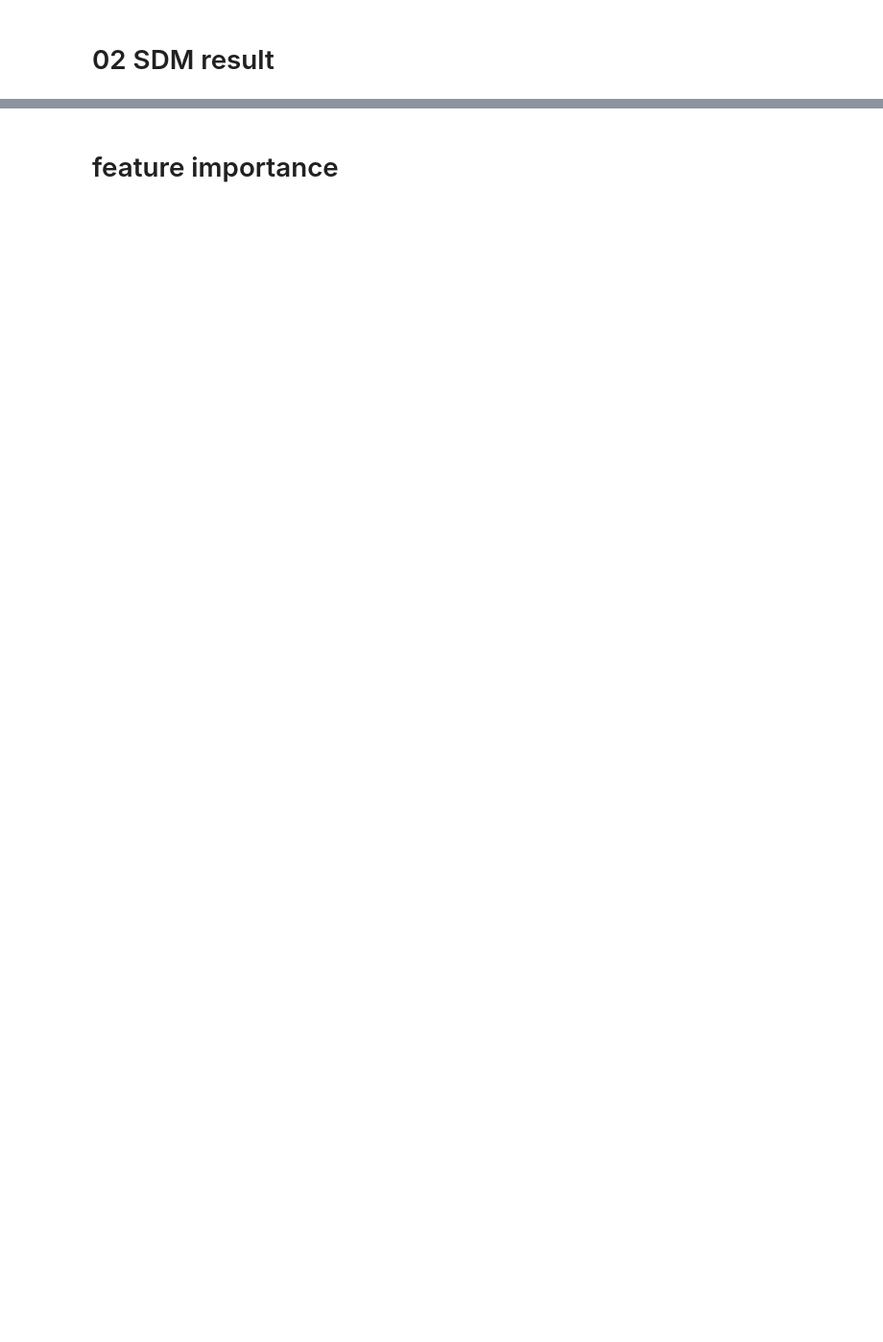
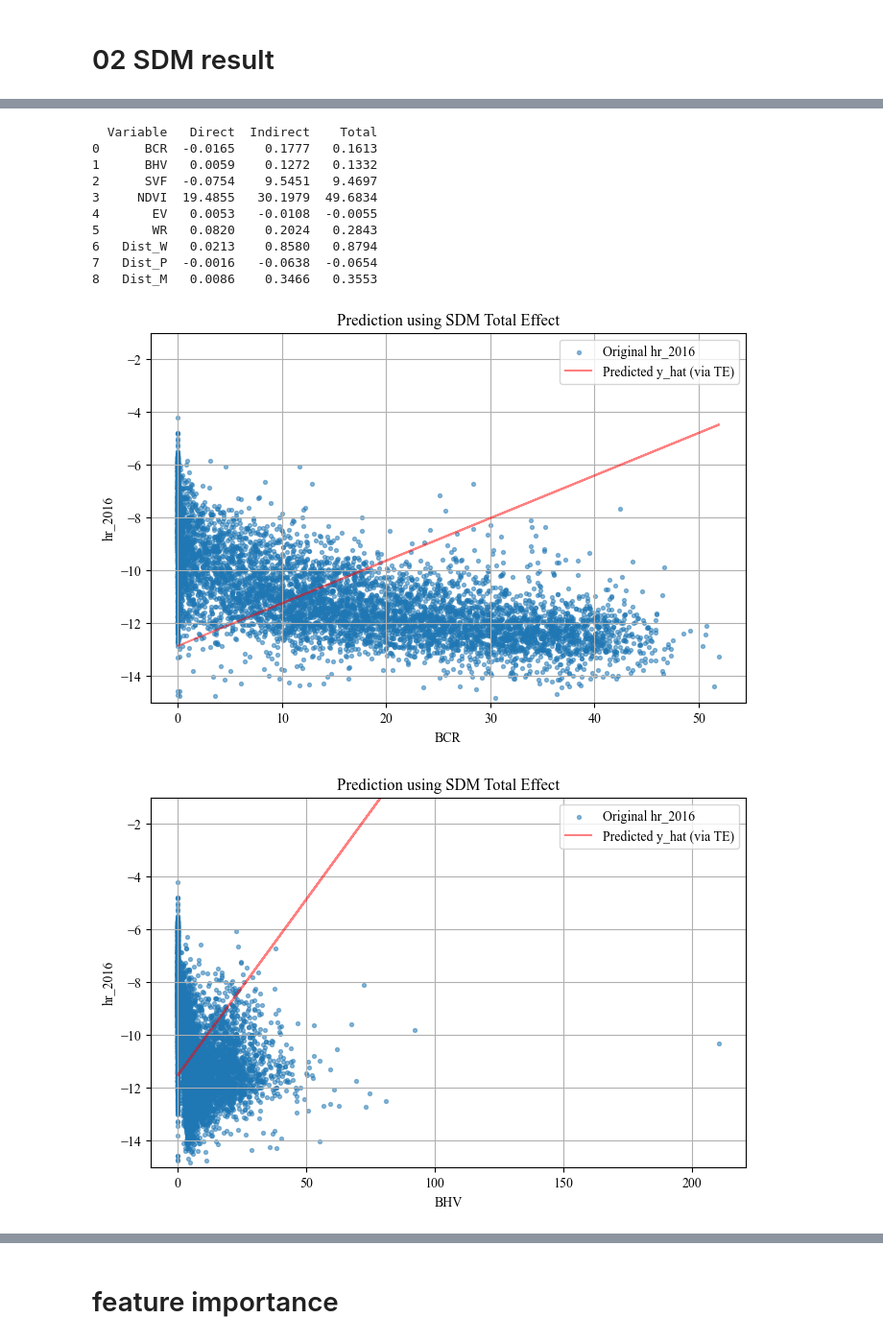
Before and after one commit to LiliLIN0324/seoul, a Jupyter notebook: seoul_work_flow_4_unit_240m.ipynb, the cells around one changed output, grey strips where cells are left out. Shown at 96% size. Cells and saved outputs as stored; diff of their text form; code cells hidden in the pictures; blank space fills up the shorter version.

```diff
--- a/seoul_work_flow_4_unit_240m.ipynb
+++ b/seoul_work_flow_4_unit_240m.ipynb
@@ -371,0 +477,65 @@ D:\seoul\grids\lst_map\final_clean\480_based\statistics\SDM_SDEM_clean_AIC_BIC_2
+# %%
+
+summary_str = str(models['SDM'].summary)
+lines = summary_str.split("\n")
+impacts_data = []
+capture = False
+for line in lines:
+    if "SPATIAL DURBIN MODEL IMPACTS" in line:
+        capture = True
+        continue
+    if capture:
+        if not line.strip():
+            break
+        if "Direct" in line and "Indirect" in line and "Total" in line:
+            continue
+        if set(line.strip()) == {"-"}:
+            continue
+        parts = re.split(r"\s+", line.strip())
+        if len(parts) == 4:
+            var, direct, indirect, total = parts
+            impacts_data.append([var, float(direct), float(indirect), float(total)])
+
+df_impacts = pd.DataFrame(impacts_data, columns=["Variable","Direct","Indirect","Total"])
+print(df_impacts)
+
+import pandas as pd
+import numpy as np
+import matplotlib.pyplot as plt
+
+df_effects = df_impacts
+for feature in explanatory_vars:
+    TE_total = df_effects.loc[df_effects['Variable'] == feature, 'Total'].values[0]
+
+    # -----------------------------
+    # y_hat_i ≈ y_mean + TE_total * (BCR_i - BCR_mean)
+    # -----------------------------
+    y_base_mean = data['hr_2016'].mean()       # 或者使用模型原始 y_base.mean()
+    bcr_mean = data[feature].mean()
+    bcr_values = data[feature].values
+
+    yhat = y_base_mean + TE_total * (bcr_values - bcr_mean)
+
+    plt.figure(figsize=(8,5))
+    plt.scatter(bcr_values, data['hr_2016'], s=8, alpha=0.5, label='Original hr_2016')
+    plt.plot(bcr_values, yhat,color='red',  alpha=0.5, label='Predicted y_hat (via TE)')
+    plt.xlabel(feature)
+    plt.ylabel('hr_2016')
+    plt.title('Prediction using SDM Total Effect')
+    plt.legend()
+    plt.ylim(-15,-1)
+    plt.grid(True)
+    plt.show()
+# %% [output]
+  Variable   Direct  Indirect    Total
+0      BCR  -0.0165    0.1777   0.1613
+1      BHV   0.0059    0.1272   0.1332
+2      SVF  -0.0754    9.5451   9.4697
+3     NDVI  19.4855   30.1979  49.6834
+4       EV   0.0053   -0.0108  -0.0055
+5       WR   0.0820    0.2024   0.2843
+6   Dist_W   0.0213    0.8580   0.8794
+7   Dist_P  -0.0016   -0.0638  -0.0654
+8   Dist_M   0.0086    0.3466   0.3553
+[figure, added]
+[figure, added]
```
Also changed, not shown: parts of 21 cells of this notebook, 4 other files.
